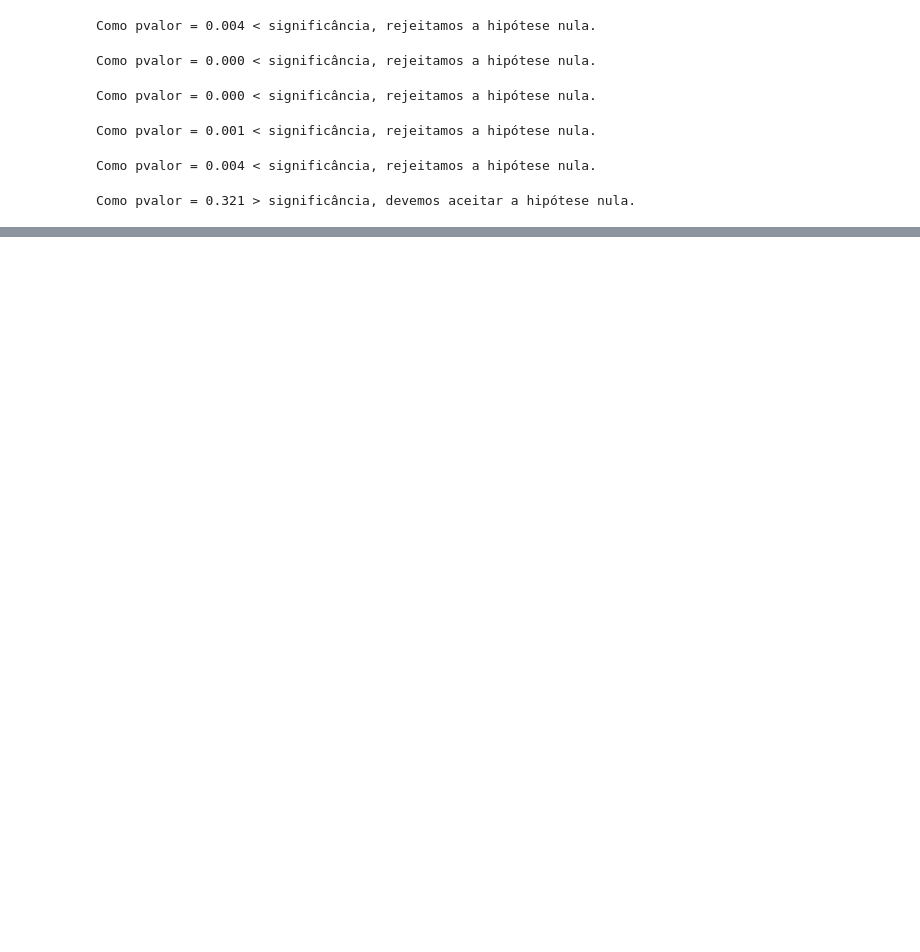
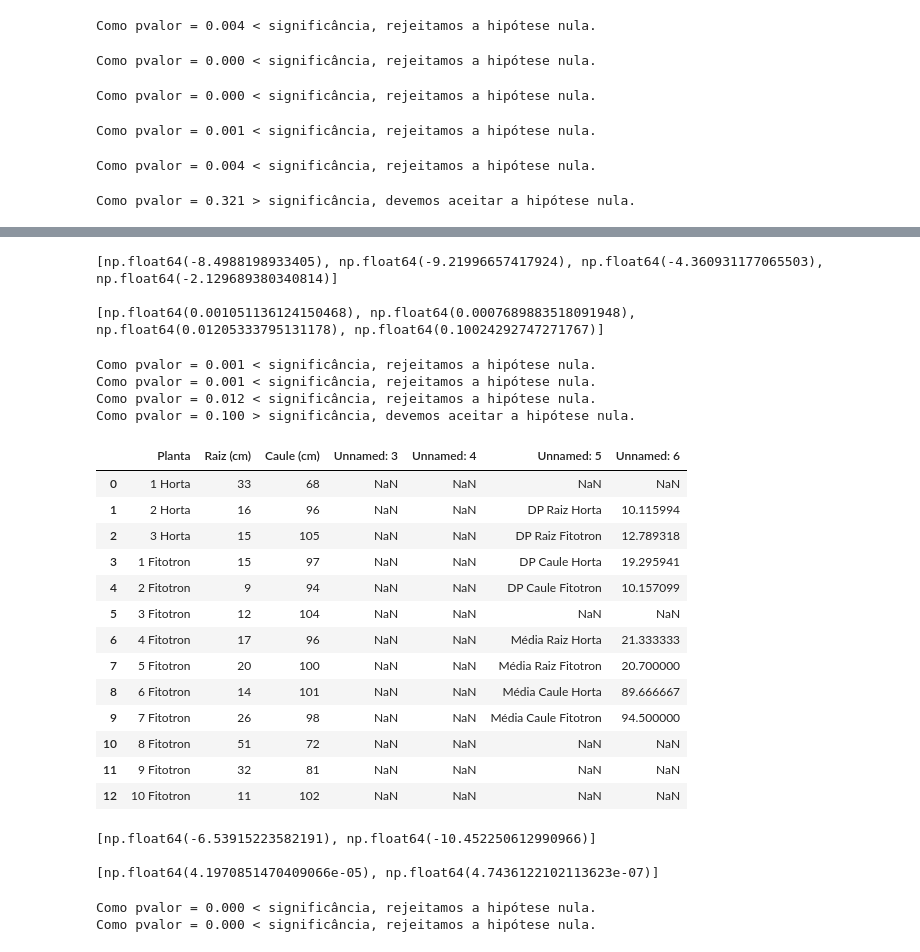
Before and after one commit to JoaoCarames/TCC---Tomate-cereja, a Jupyter notebook: teste_hipotese/testes.ipynb, the cells around one changed output, grey strips where cells are left out. Saved outputs shown, nothing was run; the diff lists cells and outputs as text; code cells hidden in the pictures; blank space fills up the shorter version.

```diff
--- a/teste_hipotese/testes.ipynb
+++ b/teste_hipotese/testes.ipynb
@@ -226,0 +261,45 @@ Como pvalor = 0.410 > significância, devemos aceitar a hipótese nula.
+# %%
+t_stat_lista2 = []
+p_valor_lista2 = []
+
+for i,n in zip(amostras_pigmentos_horta, amostras_pigmentos_fito):
+    t_stat2, p_valor2 = stats.ttest_ind(i,n)
+    t_stat_lista2.append(t_stat2)
+    p_valor_lista2.append(p_valor2)
+
+print(t_stat_lista2)
+print()
+print(p_valor_lista2)
+# %% [output]
+[np.float64(-8.4988198933405), np.float64(-9.21996657417924), np.float64(-4.360931177065503), np.float64(-2.129689380340814)]
+
+[np.float64(0.001051136124150468), np.float64(0.0007689883518091948), np.float64(0.01205333795131178), np.float64(0.10024292747271767)]
+# %%
+hipoteses2 = []
+
+for i in p_valor_lista2:
+    hipotese2 = valor_signif(i, significancia)
+    hipoteses2.append(hipotese2)
+# %% [output]
+Como pvalor = 0.001 < significância, rejeitamos a hipótese nula.
+Como pvalor = 0.001 < significância, rejeitamos a hipótese nula.
+Como pvalor = 0.012 < significância, rejeitamos a hipótese nula.
+Como pvalor = 0.100 > significância, devemos aceitar a hipótese nula.
+# %%
+df_raizes = pd.read_excel("Raízes.xlsx")
+display(df_raizes)
+# %% [output]
+|  | Planta | Raiz (cm) | Caule (cm) | Unnamed: 3 | Unnamed: 4 | Unnamed: 5 | Unnamed: 6 |
+| 0 | 1 Horta | 33 | 68 | NaN | NaN | NaN | NaN |
+| 1 | 2 Horta | 16 | 96 | NaN | NaN | DP Raiz Horta | 10.115994 |
+| 2 | 3 Horta | 15 | 105 | NaN | NaN | DP Raiz Fitotron | 12.789318 |
+| 3 | 1 Fitotron | 15 | 97 | NaN | NaN | DP Caule Horta | 19.295941 |
+| 4 | 2 Fitotron | 9 | 94 | NaN | NaN | DP Caule Fitotron | 10.157099 |
+| 5 | 3 Fitotron | 12 | 104 | NaN | NaN | NaN | NaN |
+| 6 | 4 Fitotron | 17 | 96 | NaN | NaN | Média Raiz Horta | 21.333333 |
+| 7 | 5 Fitotron | 20 | 100 | NaN | NaN | Média Raiz Fitotron | 20.700000 |
+| 8 | 6 Fitotron | 14 | 101 | NaN | NaN | Média Caule Horta | 89.666667 |
+| 9 | 7 Fitotron | 26 | 98 | NaN | NaN | Média Caule Fitotron | 94.500000 |
+| 10 | 8 Fitotron | 51 | 72 | NaN | NaN | NaN | NaN |
+| 11 | 9 Fitotron | 32 | 81 | NaN | NaN | NaN | NaN |
+| 12 | 10 Fitotron | 11 | 102 | NaN | NaN | NaN | NaN |
@@ -226,0 +322,25 @@ Como pvalor = 0.410 > significância, devemos aceitar a hipótese nula.
+# %%
+t_stat_lista3 = []
+p_valor_lista3 = []
+
+for i,n in zip(amostras_raiz_horta, amostras_raiz_fito):
+    t_stat3, p_valor3 = stats.ttest_ind(i,n)
+    t_stat_lista3.append(t_stat3)
+    p_valor_lista3.append(p_valor3)
+
+print(t_stat_lista3)
+print()
+print(p_valor_lista3)
+# %% [output]
+[np.float64(-6.53915223582191), np.float64(-10.452250612990966)]
+
+[np.float64(4.1970851470409066e-05), np.float64(4.7436122102113623e-07)]
+# %%
+hipoteses3 = []
+
+for i in p_valor_lista3:
+    hipotese3 = valor_signif(i, significancia)
+    hipoteses3.append(hipotese3)
+# %% [output]
+Como pvalor = 0.000 < significância, rejeitamos a hipótese nula.
+Como pvalor = 0.000 < significância, rejeitamos a hipótese nula.
```
Also changed, not shown: parts of 8 cells of this notebook.
